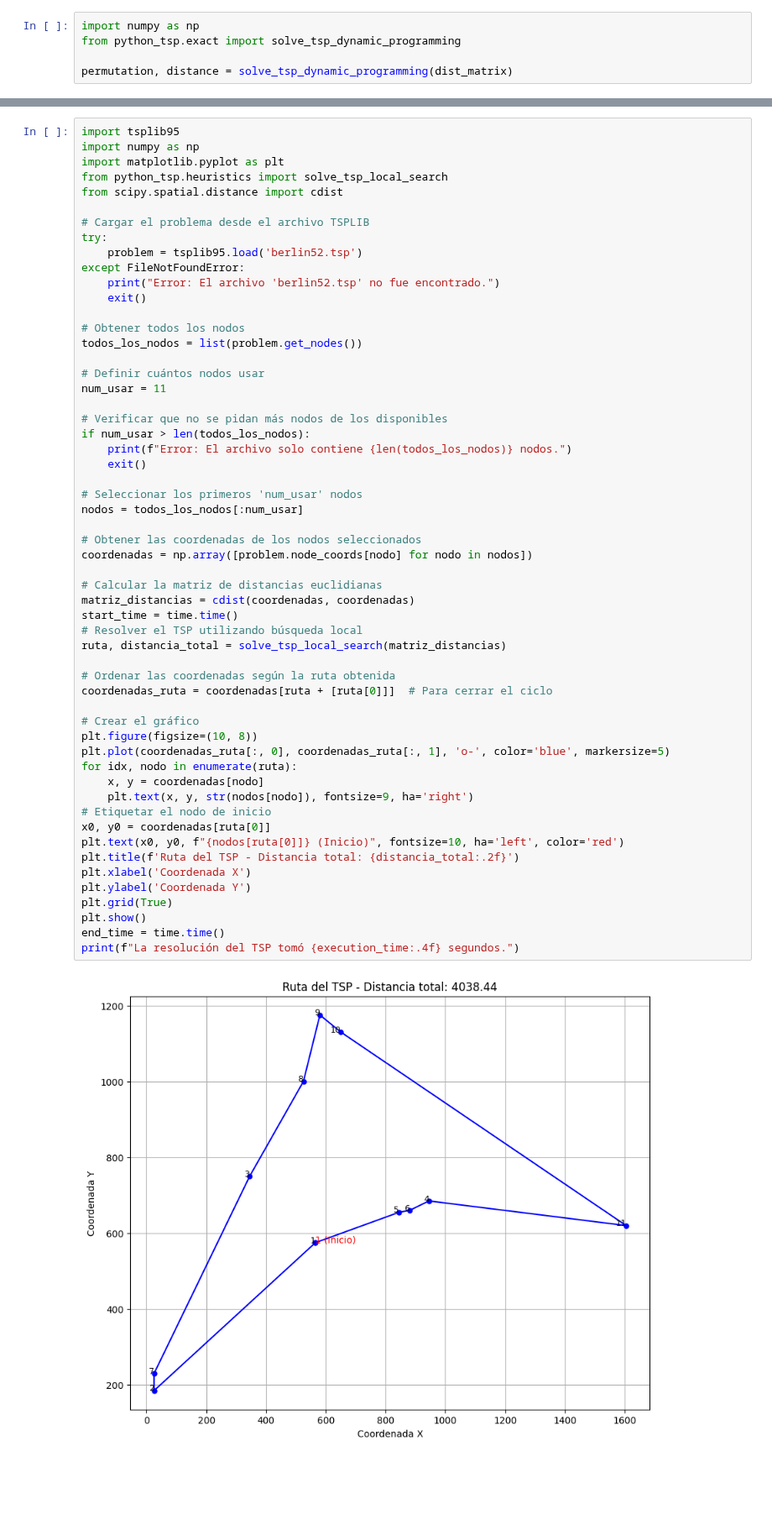
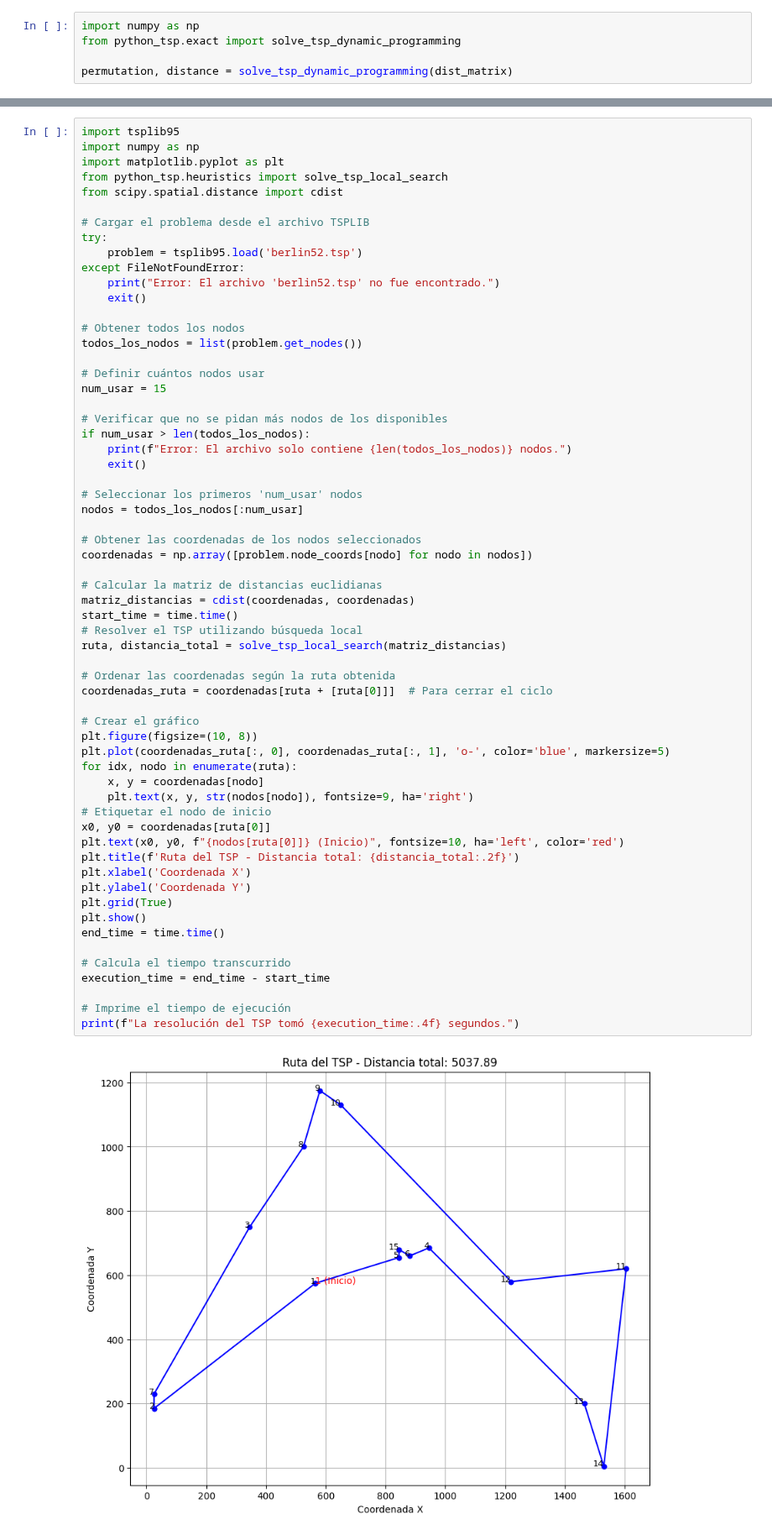
Before and after one commit to DrStone438/Optimizacion-TSP, a Jupyter notebook: Codigos con TSPLIB.ipynb, the cells around one changed output, grey strips where cells are left out. Shown at 84% size. Saved outputs shown, nothing was run; the diff lists cells and outputs as text; blank space fills up the shorter version.

```diff
--- a/Codigos con TSPLIB.ipynb
+++ b/Codigos con TSPLIB.ipynb
@@ -393,7 +402,7 @@ except FileNotFoundError:
 todos_los_nodos = list(problem.get_nodes())
 
 # Definir cuántos nodos usar
-num_usar = 11
+num_usar = 15
 
 # Verificar que no se pidan más nodos de los disponibles
 if num_usar > len(todos_los_nodos):
@@ -405,31 +414,36 @@ nodos = todos_los_nodos[:num_usar]
 
 # Obtener las coordenadas de los nodos seleccionados
 coordenadas = np.array([problem.node_coords[nodo] for nodo in nodos])
 
 # Calcular la matriz de distancias euclidianas
 matriz_distancias = cdist(coordenadas, coordenadas)
 start_time = time.time()
 # Resolver el TSP utilizando búsqueda local
 ruta, distancia_total = solve_tsp_local_search(matriz_distancias)
 
 # Ordenar las coordenadas según la ruta obtenida
 coordenadas_ruta = coordenadas[ruta + [ruta[0]]]  # Para cerrar el ciclo
 
 # Crear el gráfico
 plt.figure(figsize=(10, 8))
 plt.plot(coordenadas_ruta[:, 0], coordenadas_ruta[:, 1], 'o-', color='blue', markersize=5)
 for idx, nodo in enumerate(ruta):
     x, y = coordenadas[nodo]
     plt.text(x, y, str(nodos[nodo]), fontsize=9, ha='right')
 # Etiquetar el nodo de inicio
 x0, y0 = coordenadas[ruta[0]]
 plt.text(x0, y0, f"{nodos[ruta[0]]} (Inicio)", fontsize=10, ha='left', color='red')
 plt.title(f'Ruta del TSP - Distancia total: {distancia_total:.2f}')
 plt.xlabel('Coordenada X')
 plt.ylabel('Coordenada Y')
 plt.grid(True)
 plt.show()
 end_time = time.time()
+
+# Calcula el tiempo transcurrido
+execution_time = end_time - start_time
+
+# Imprime el tiempo de ejecución
 print(f"La resolución del TSP tomó {execution_time:.4f} segundos.")
 # %% [output]
-[figure, old version]
+[figure, new version]
```
Also changed, not shown: parts of 7 cells of this notebook.
